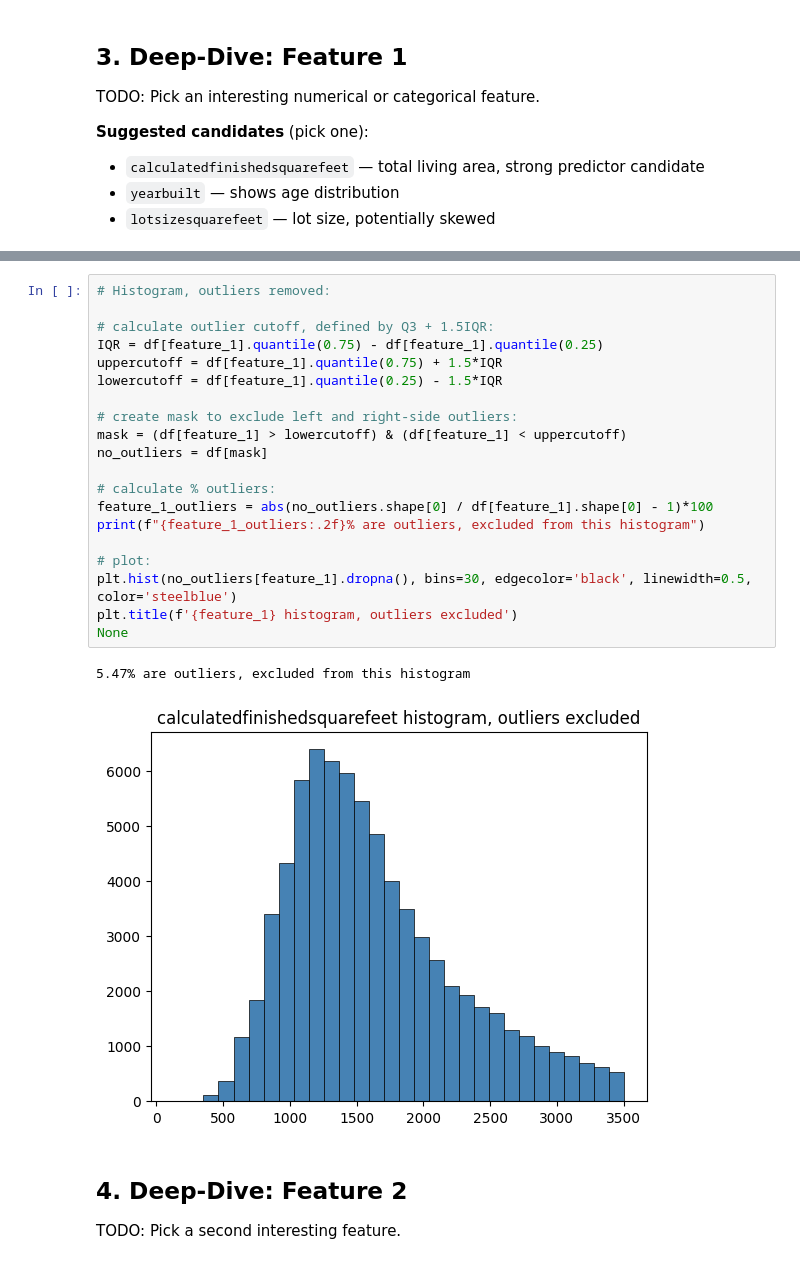
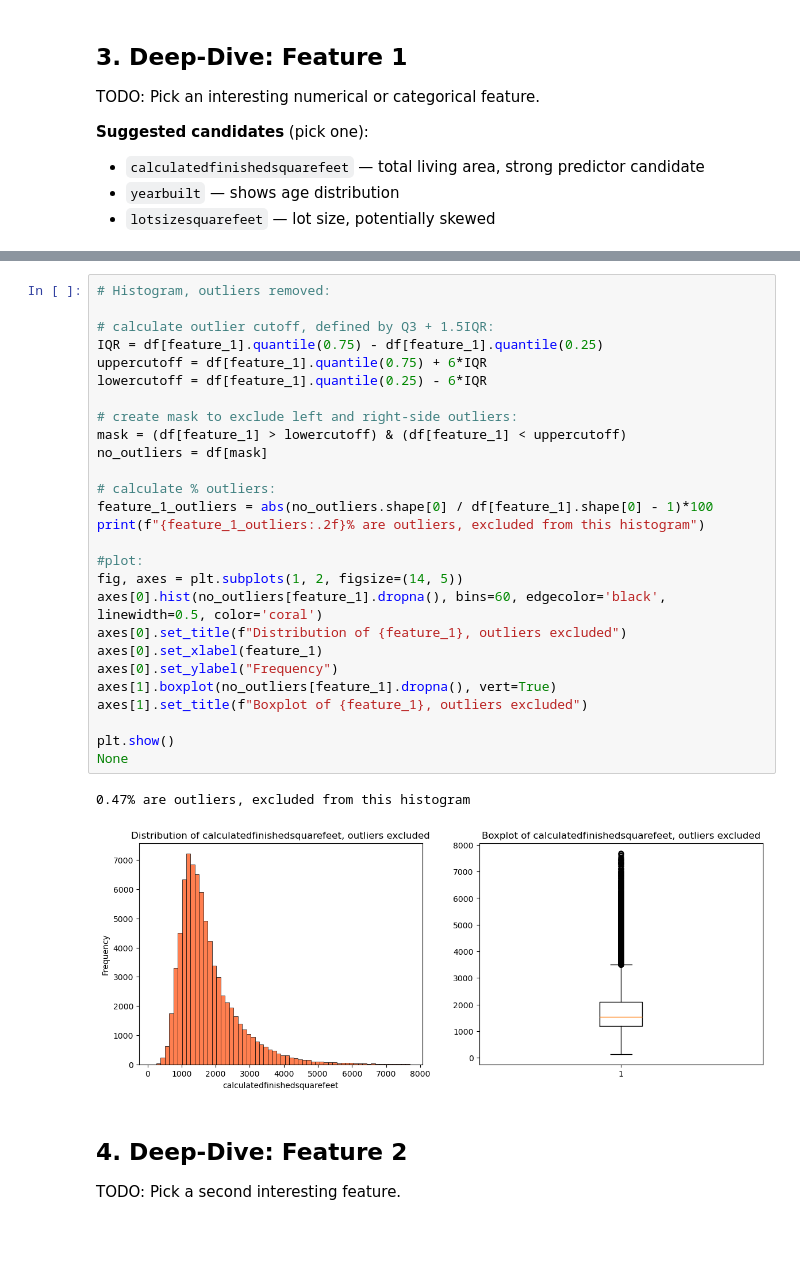
Before and after one commit to kumargaurav-bu-edu/bu_shared_projects, a Jupyter notebook: 02_eda_feature_visualization.ipynb, the cells around one changed output, grey strips where cells are left out. Saved outputs shown, nothing was run; the diff lists cells and outputs as text; blank space fills up the shorter version.

Commit message:
outlier edits

```diff
--- a/02_eda_feature_visualization.ipynb
+++ b/02_eda_feature_visualization.ipynb
@@ -249,26 +241,33 @@ Name: calculatedfinishedsquarefeet, dtype: float64
 # %%
 # Histogram, outliers removed:
 
 # calculate outlier cutoff, defined by Q3 + 1.5IQR:
 IQR = df[feature_1].quantile(0.75) - df[feature_1].quantile(0.25)
-uppercutoff = df[feature_1].quantile(0.75) + 1.5*IQR
-lowercutoff = df[feature_1].quantile(0.25) - 1.5*IQR
+uppercutoff = df[feature_1].quantile(0.75) + 6*IQR
+lowercutoff = df[feature_1].quantile(0.25) - 6*IQR
 
 # create mask to exclude left and right-side outliers:
 mask = (df[feature_1] > lowercutoff) & (df[feature_1] < uppercutoff)
 no_outliers = df[mask]
 
 # calculate % outliers:
 feature_1_outliers = abs(no_outliers.shape[0] / df[feature_1].shape[0] - 1)*100
 print(f"{feature_1_outliers:.2f}% are outliers, excluded from this histogram")
 
-# plot:
-plt.hist(no_outliers[feature_1].dropna(), bins=30, edgecolor='black', linewidth=0.5, color='steelblue')
-plt.title(f'{feature_1} histogram, outliers excluded')
+#plot:
+fig, axes = plt.subplots(1, 2, figsize=(14, 5))
+axes[0].hist(no_outliers[feature_1].dropna(), bins=60, edgecolor='black', linewidth=0.5, color='coral')
+axes[0].set_title(f"Distribution of {feature_1}, outliers excluded")
+axes[0].set_xlabel(feature_1)
+axes[0].set_ylabel("Frequency")
+axes[1].boxplot(no_outliers[feature_1].dropna(), vert=True)
+axes[1].set_title(f"Boxplot of {feature_1}, outliers excluded")
+
+plt.show()
 None
 # %% [output]
-5.47% are outliers, excluded from this histogram
+0.47% are outliers, excluded from this histogram
-[figure, old version]
+[figure, new version]
 # %% [markdown]
 ## 4. Deep-Dive: Feature 2
 
```
Also changed, not shown: parts of 12 cells of this notebook.
